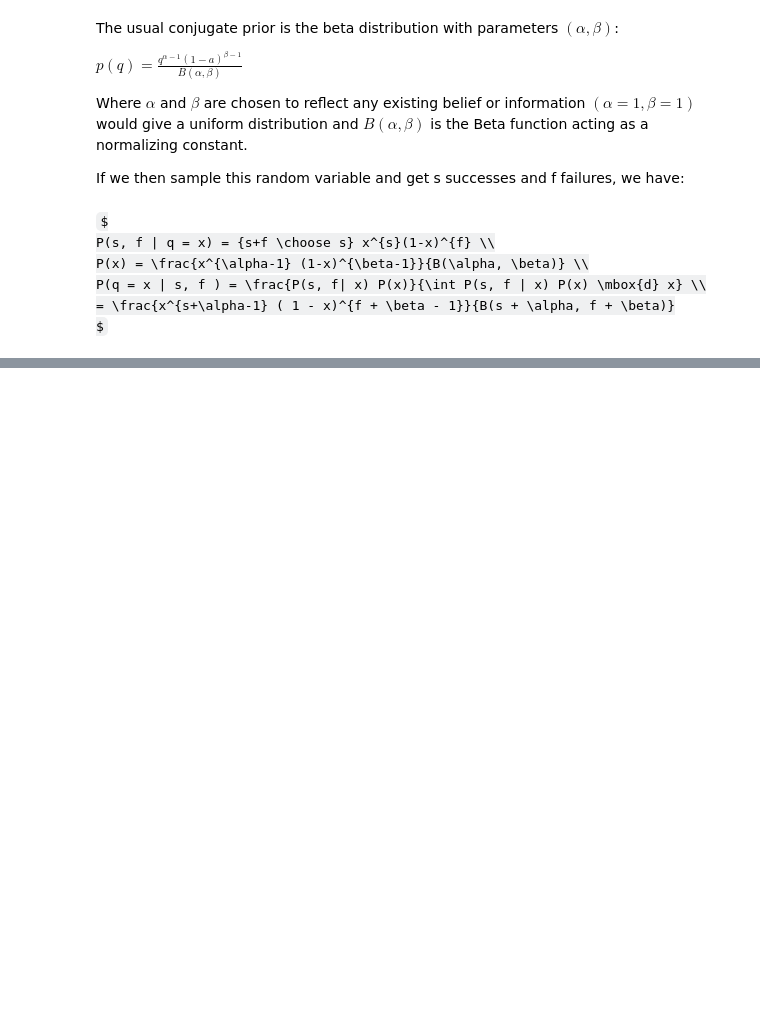
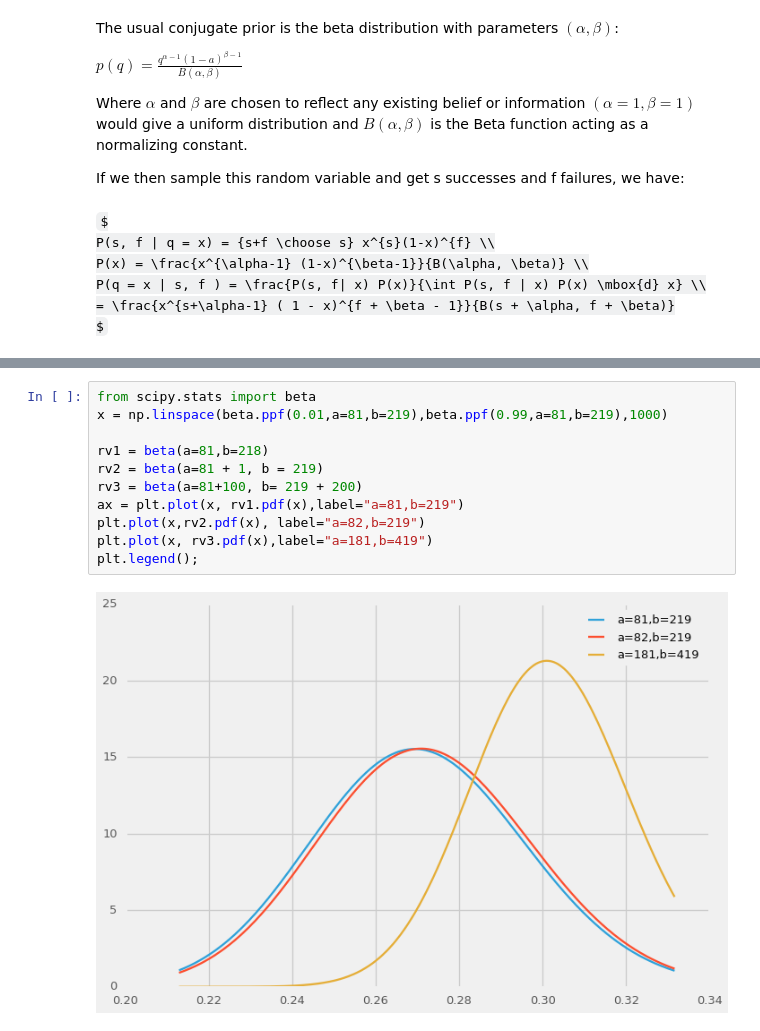
Before and after one commit to doolingdavid/ThinkStats2, a Jupyter notebook: code/thoroughnotes.ipynb, the cells around one changed output, grey strips where cells are left out. Cells and saved outputs as stored; diff of their text form; some formulas as TeX source; blank space fills up the shorter version.

```diff
--- a/code/thoroughnotes.ipynb
+++ b/code/thoroughnotes.ipynb
@@ -959,0 +965,13 @@ P(q = x | s, f ) = \frac{P(s, f| x) P(x)}{\int P(s, f | x) P(x) \mbox{d} x} \\
+# %%
+from scipy.stats import beta
+x = np.linspace(beta.ppf(0.01,a=81,b=219),beta.ppf(0.99,a=81,b=219),1000)
+
+rv1 = beta(a=81,b=218)
+rv2 = beta(a=81 + 1, b = 219)
+rv3 = beta(a=81+100, b= 219 + 200)
+ax = plt.plot(x, rv1.pdf(x),label="a=81,b=219")
+plt.plot(x,rv2.pdf(x), label="a=82,b=219")
+plt.plot(x, rv3.pdf(x),label="a=181,b=419")
+plt.legend();
+# %% [output]
+[figure, added]
```
Also changed, not shown: parts of 1 cell of this notebook.
